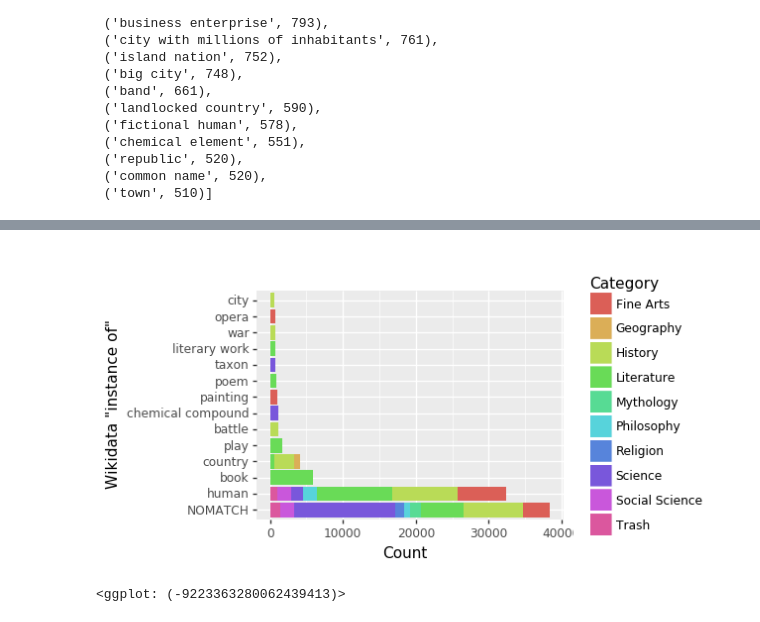
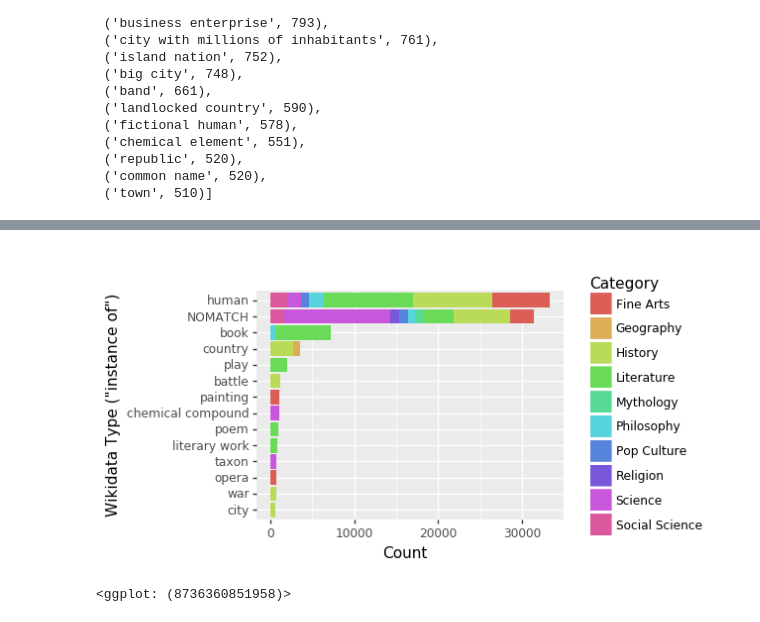
Before and after one commit to Pinafore/qb, a Jupyter notebook: figures.ipynb, the cells around one changed output, grey strips where cells are left out. Saved outputs shown, nothing was run; the diff lists cells and outputs as text; code cells hidden in the pictures.

```diff
--- a/figures.ipynb
+++ b/figures.ipynb
@@ -157,3 +156,12 @@ df = pd.DataFrame(questions)
+# %%
+df = pd.DataFrame(questions)
+
+def trash_to_pc(cat):
+    if cat == 'Trash':
+        return 'Pop Culture'
+    else:
+        return cat
+df.category = df.category.map(trash_to_pc)
 # %%
 df.n_sentences.sum()
 # %% [output]
@@ -398,20 +432,20 @@ tqa_type_df['dataset'] = 'TriviaQA'
 #type_df = pd.concat([qb_type_df, tqa_type_df])
 type_df = qb_type_df
 
-ordered_categories = list(type_df.groupby('instance of').sum().reset_index().sort_values('n', ascending=False)['instance of'])
+ordered_categories = list(type_df.groupby('instance of').sum().reset_index().sort_values('n', ascending=True)['instance of'])
 type_df['instance of'] = pd.Categorical(type_df['instance of'], categories=ordered_categories, ordered=True)
 # %%
 p = (
     ggplot(type_df) + aes(x='instance of', y='n', fill='category')
     + geom_bar(stat='identity') + coord_flip()
-    + xlab('Wikidata "instance of"') + ylab('Count')
+    + xlab('Wikidata Type ("instance of")') + ylab('Count')
     + scale_fill_discrete(name="Category") + theme(figure_size=(4, 3))
 )
-#p.save(path.join(output_path, 'ans_type_dist.pdf'))
+p.save(path.join(output_path, 'ans_type_dist.pdf'))
 p
 # %% [output]
-[figure, old version]
+[figure, new version]
-<ggplot: (-9223363280062439413)>
+<ggplot: (8736360851958)>
 # %%
 p = (
     ggplot(tqa_type_df[tqa_type_df['instance of'] != 'NOMATCH']) + aes(x='instance of', y='n')
```
Also changed, not shown: parts of 19 cells of this notebook, 6 other files.
